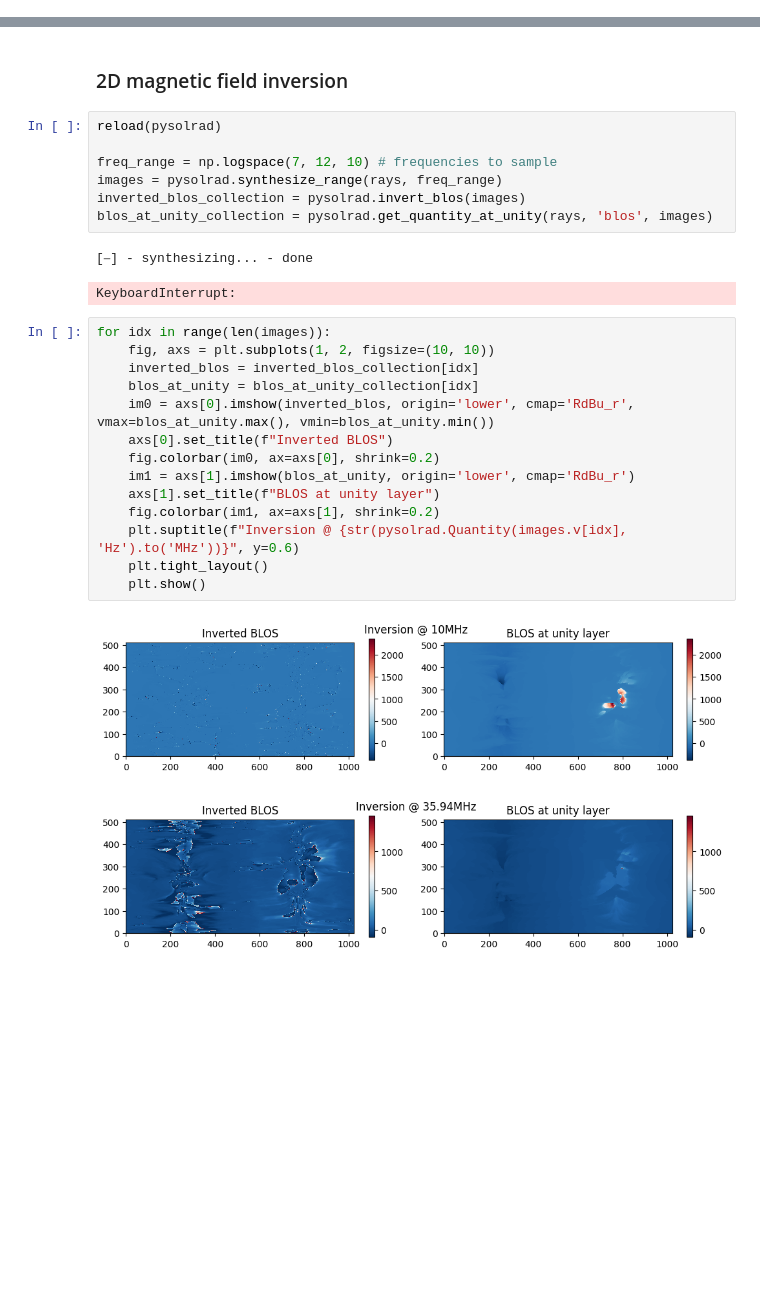
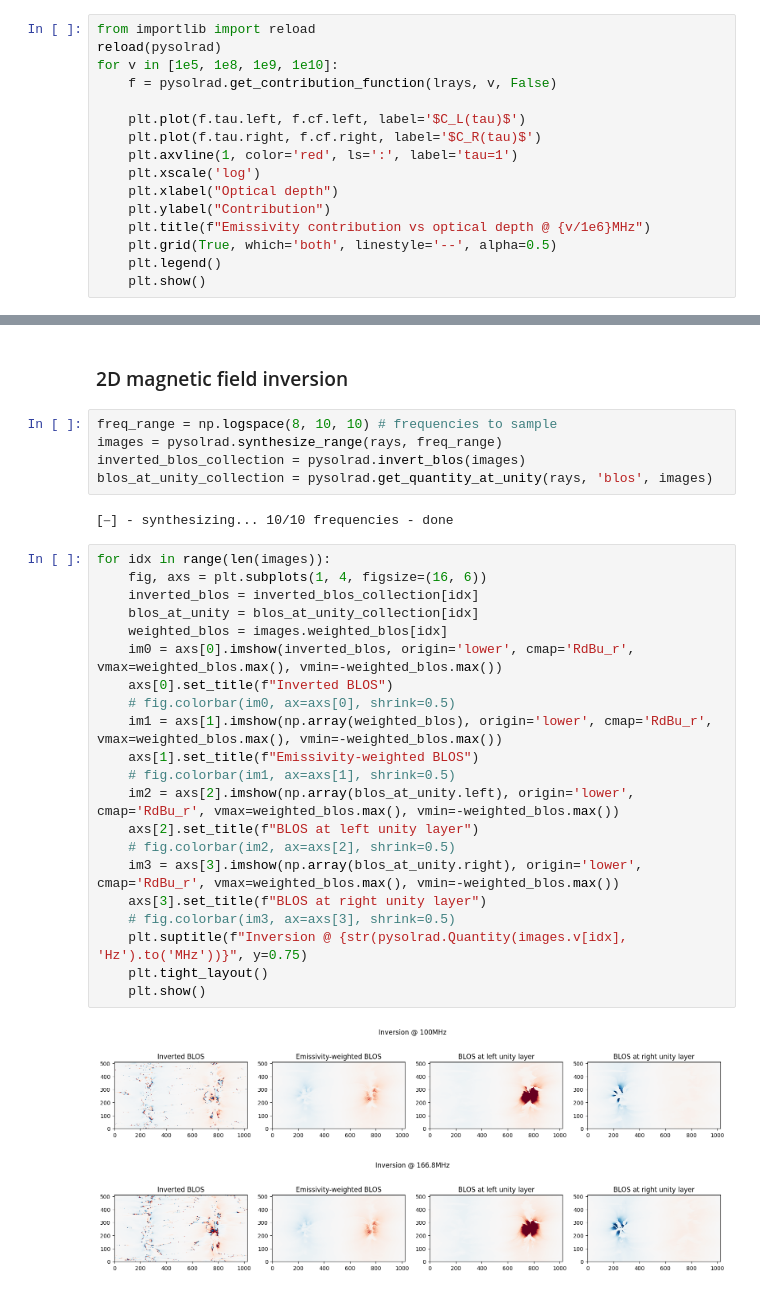
Before and after one commit to underpig1/pysolrad, a Jupyter notebook: sunspot-synthesis.ipynb, the cells around one changed output, grey strips where cells are left out. Cells and saved outputs as stored; diff of their text form; blank space fills up the shorter version.

```diff
--- a/sunspot-synthesis.ipynb
+++ b/sunspot-synthesis.ipynb
@@ -255,0 +265,16 @@ plt.show()
+# %%
+from importlib import reload
+reload(pysolrad)
+for v in [1e5, 1e8, 1e9, 1e10]:
+    f = pysolrad.get_contribution_function(lrays, v, False)
+
+    plt.plot(f.tau.left, f.cf.left, label='$C_L(tau)$')
+    plt.plot(f.tau.right, f.cf.right, label='$C_R(tau)$')
+    plt.axvline(1, color='red', ls=':', label='tau=1')
+    plt.xscale('log')
+    plt.xlabel("Optical depth")
+    plt.ylabel("Contribution")
+    plt.title(f"Emissivity contribution vs optical depth @ {v/1e6}MHz")
+    plt.grid(True, which='both', linestyle='--', alpha=0.5)
+    plt.legend()
+    plt.show()
@@ -256,29 +329,33 @@ plt.show()
 # %% [markdown]
 ### 2D magnetic field inversion
 # %%
-reload(pysolrad)
-
-freq_range = np.logspace(7, 12, 10) # frequencies to sample
+freq_range = np.logspace(8, 10, 10) # frequencies to sample
 images = pysolrad.synthesize_range(rays, freq_range)
 inverted_blos_collection = pysolrad.invert_blos(images)
 blos_at_unity_collection = pysolrad.get_quantity_at_unity(rays, 'blos', images)
 # %% [output]
-[⎯] - synthesizing... - done
+[⎯] - synthesizing... 10/10 frequencies - done
-KeyboardInterrupt:
 # %%
 for idx in range(len(images)):
-    fig, axs = plt.subplots(1, 2, figsize=(10, 10))
+    fig, axs = plt.subplots(1, 4, figsize=(16, 6))
     inverted_blos = inverted_blos_collection[idx]
     blos_at_unity = blos_at_unity_collection[idx]
-    im0 = axs[0].imshow(inverted_blos, origin='lower', cmap='RdBu_r', vmax=blos_at_unity.max(), vmin=blos_at_unity.min())
+    weighted_blos = images.weighted_blos[idx]
+    im0 = axs[0].imshow(inverted_blos, origin='lower', cmap='RdBu_r', vmax=weighted_blos.max(), vmin=-weighted_blos.max())
     axs[0].set_title(f"Inverted BLOS")
-    fig.colorbar(im0, ax=axs[0], shrink=0.2)
-    im1 = axs[1].imshow(blos_at_unity, origin='lower', cmap='RdBu_r')
-    axs[1].set_title(f"BLOS at unity layer")
-    fig.colorbar(im1, ax=axs[1], shrink=0.2)
-    plt.suptitle(f"Inversion @ {str(pysolrad.Quantity(images.v[idx], 'Hz').to('MHz'))}", y=0.6)
+    # fig.colorbar(im0, ax=axs[0], shrink=0.5)
+    im1 = axs[1].imshow(np.array(weighted_blos), origin='lower', cmap='RdBu_r', vmax=weighted_blos.max(), vmin=-weighted_blos.max())
+    axs[1].set_title(f"Emissivity-weighted BLOS")
+    # fig.colorbar(im1, ax=axs[1], shrink=0.5)
+    im2 = axs[2].imshow(np.array(blos_at_unity.left), origin='lower', cmap='RdBu_r', vmax=weighted_blos.max(), vmin=-weighted_blos.max())
+    axs[2].set_title(f"BLOS at left unity layer")
+    # fig.colorbar(im2, ax=axs[2], shrink=0.5)
+    im3 = axs[3].imshow(np.array(blos_at_unity.right), origin='lower', cmap='RdBu_r', vmax=weighted_blos.max(), vmin=-weighted_blos.max())
+    axs[3].set_title(f"BLOS at right unity layer")
+    # fig.colorbar(im3, ax=axs[3], shrink=0.5)
+    plt.suptitle(f"Inversion @ {str(pysolrad.Quantity(images.v[idx], 'Hz').to('MHz'))}", y=0.75)
     plt.tight_layout()
     plt.show()
 # %% [output]
-[figure, old version]
+[figure, new version]
-[figure, old version]
+[figure, new version]
```
Also changed, not shown: parts of 8 cells of this notebook, 3 other files.
